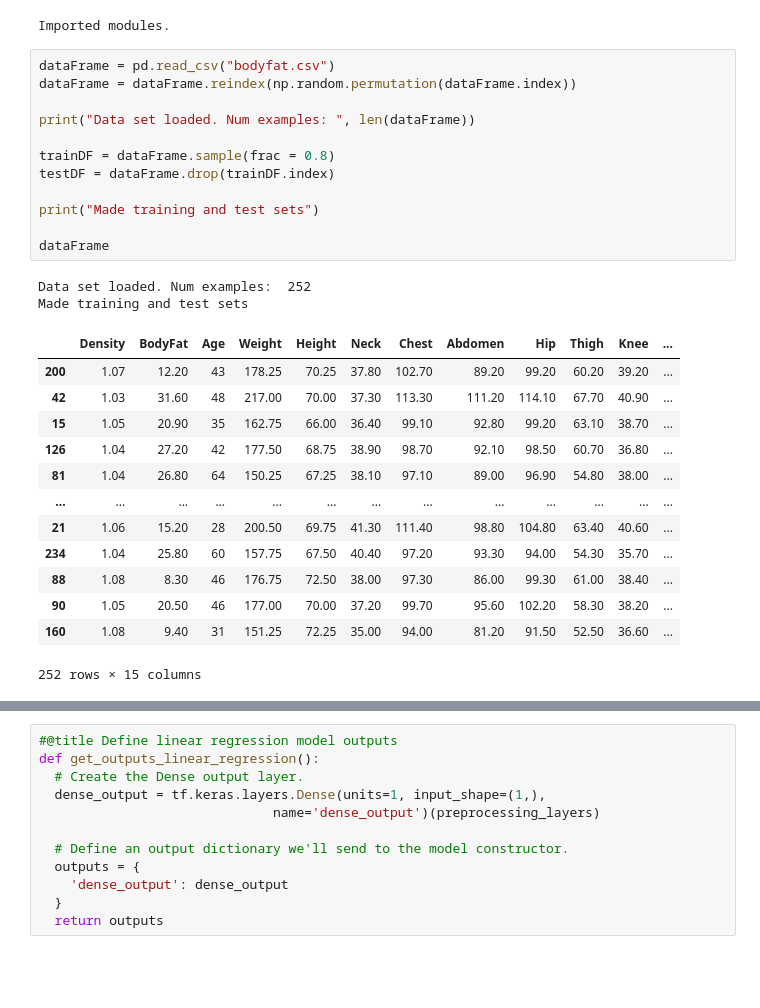
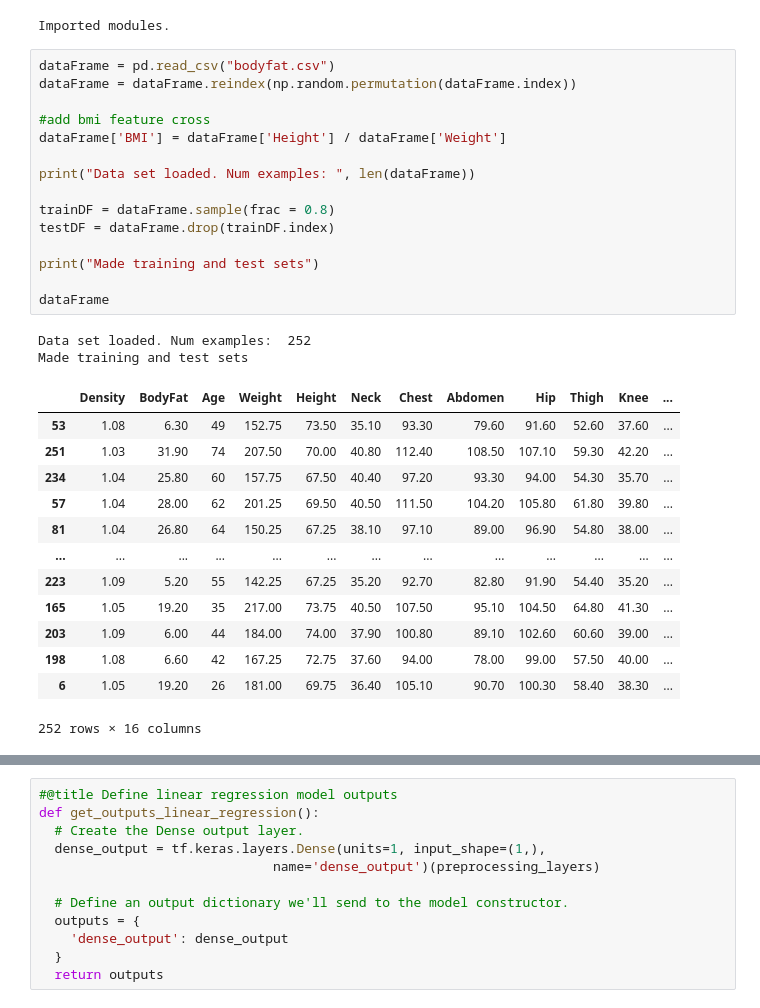
Before and after one commit to Stegi56/Body-Fat-Estimator, a Jupyter notebook: model.ipynb, the cells around one changed output, grey strips where cells are left out. Saved outputs shown, nothing was run; the diff lists cells and outputs as text; blank space fills up the shorter version.

```diff
--- a/model.ipynb
+++ b/model.ipynb
@@ -13,31 +13,34 @@ Imported modules.
 # %%
 dataFrame = pd.read_csv("bodyfat.csv")
 dataFrame = dataFrame.reindex(np.random.permutation(dataFrame.index))
+
+#add bmi feature cross
+dataFrame['BMI'] = dataFrame['Height'] / dataFrame['Weight']
 
 print("Data set loaded. Num examples: ", len(dataFrame))
 
 trainDF = dataFrame.sample(frac = 0.8)
 testDF = dataFrame.drop(trainDF.index)
 
 print("Made training and test sets")
 
 dataFrame
 # %% [output]
 Data set loaded. Num examples:  252
 Made training and test sets
 |  | Density | BodyFat | Age | Weight | Height | Neck | Chest | Abdomen | Hip | Thigh | Knee | ... |
-| 200 | 1.07 | 12.20 | 43 | 178.25 | 70.25 | 37.80 | 102.70 | 89.20 | 99.20 | 60.20 | 39.20 | ... |
-| 42 | 1.03 | 31.60 | 48 | 217.00 | 70.00 | 37.30 | 113.30 | 111.20 | 114.10 | 67.70 | 40.90 | ... |
-| 15 | 1.05 | 20.90 | 35 | 162.75 | 66.00 | 36.40 | 99.10 | 92.80 | 99.20 | 63.10 | 38.70 | ... |
-| 126 | 1.04 | 27.20 | 42 | 177.50 | 68.75 | 38.90 | 98.70 | 92.10 | 98.50 | 60.70 | 36.80 | ... |
+| 53 | 1.08 | 6.30 | 49 | 152.75 | 73.50 | 35.10 | 93.30 | 79.60 | 91.60 | 52.60 | 37.60 | ... |
+| 251 | 1.03 | 31.90 | 74 | 207.50 | 70.00 | 40.80 | 112.40 | 108.50 | 107.10 | 59.30 | 42.20 | ... |
+| 234 | 1.04 | 25.80 | 60 | 157.75 | 67.50 | 40.40 | 97.20 | 93.30 | 94.00 | 54.30 | 35.70 | ... |
+| 57 | 1.04 | 28.00 | 62 | 201.25 | 69.50 | 40.50 | 111.50 | 104.20 | 105.80 | 61.80 | 39.80 | ... |
 | 81 | 1.04 | 26.80 | 64 | 150.25 | 67.25 | 38.10 | 97.10 | 89.00 | 96.90 | 54.80 | 38.00 | ... |
 | ... | ... | ... | ... | ... | ... | ... | ... | ... | ... | ... | ... | ... |
-| 21 | 1.06 | 15.20 | 28 | 200.50 | 69.75 | 41.30 | 111.40 | 98.80 | 104.80 | 63.40 | 40.60 | ... |
-| 234 | 1.04 | 25.80 | 60 | 157.75 | 67.50 | 40.40 | 97.20 | 93.30 | 94.00 | 54.30 | 35.70 | ... |
-| 88 | 1.08 | 8.30 | 46 | 176.75 | 72.50 | 38.00 | 97.30 | 86.00 | 99.30 | 61.00 | 38.40 | ... |
-| 90 | 1.05 | 20.50 | 46 | 177.00 | 70.00 | 37.20 | 99.70 | 95.60 | 102.20 | 58.30 | 38.20 | ... |
-| 160 | 1.08 | 9.40 | 31 | 151.25 | 72.25 | 35.00 | 94.00 | 81.20 | 91.50 | 52.50 | 36.60 | ... |
+| 223 | 1.09 | 5.20 | 55 | 142.25 | 67.25 | 35.20 | 92.70 | 82.80 | 91.90 | 54.40 | 35.20 | ... |
+| 165 | 1.05 | 19.20 | 35 | 217.00 | 73.75 | 40.50 | 107.50 | 95.10 | 104.50 | 64.80 | 41.30 | ... |
+| 203 | 1.09 | 6.00 | 44 | 184.00 | 74.00 | 37.90 | 100.80 | 89.10 | 102.60 | 60.60 | 39.00 | ... |
+| 198 | 1.08 | 6.60 | 42 | 167.25 | 72.75 | 37.60 | 94.00 | 78.00 | 99.00 | 57.50 | 40.00 | ... |
+| 6 | 1.05 | 19.20 | 26 | 181.00 | 69.75 | 36.40 | 105.10 | 90.70 | 100.30 | 58.40 | 38.30 | ... |
-252 rows × 15 columns
+252 rows × 16 columns
 # %%
 # Keras Input tensors of float values.
 inputs = {
```
Also changed, not shown: parts of 5 cells of this notebook, 28 other files.
